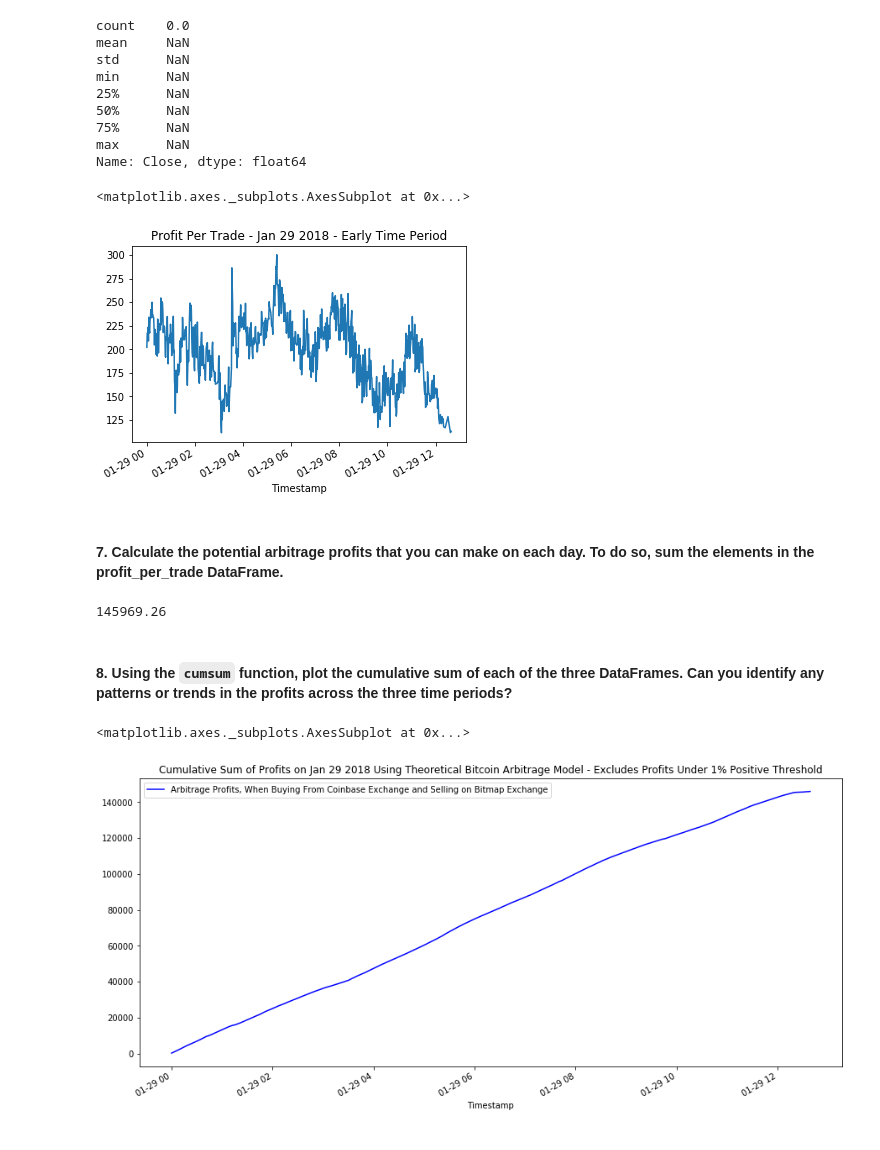
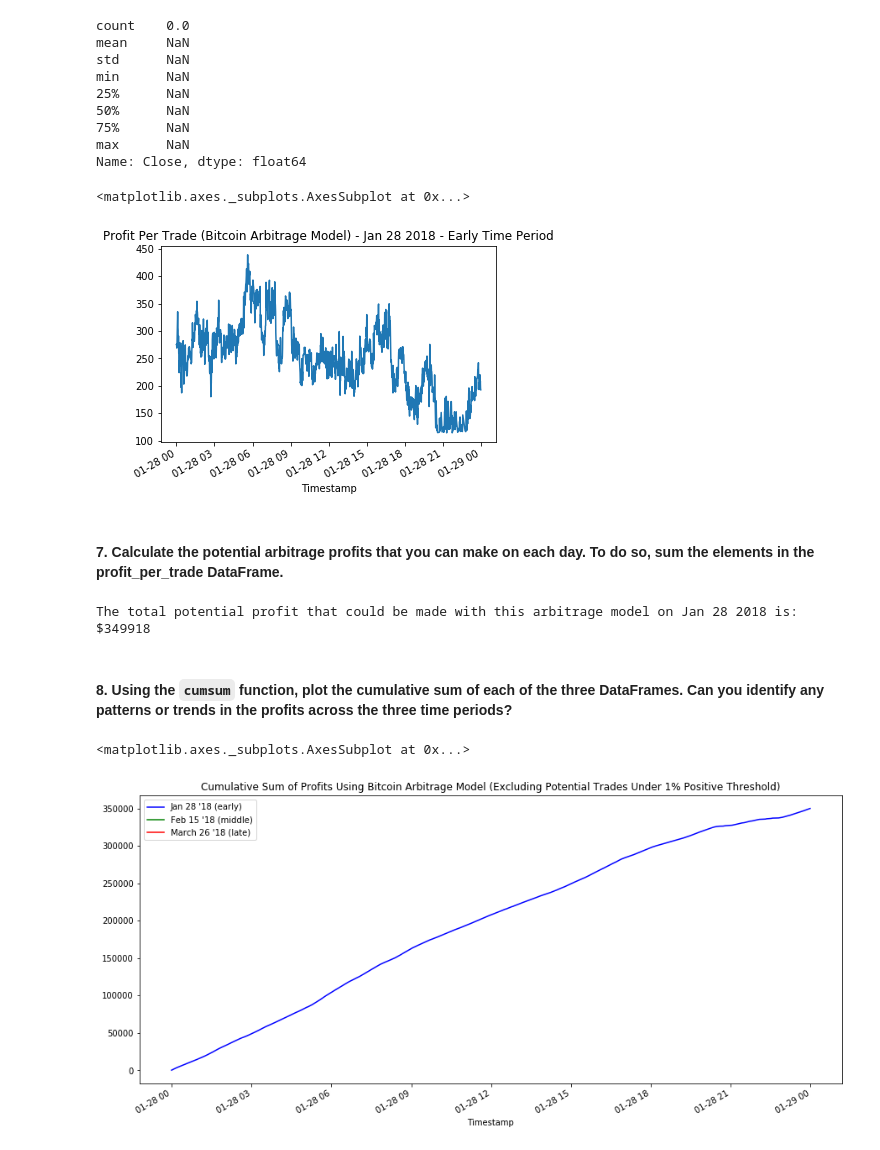
Before and after one commit to ai-to-the-moon/FinTech_Challenge3, a Jupyter notebook: crypto_arbitrage.ipynb, the cells around one changed output. Drawn from its saved outputs; the diff is of its cells as text; code cells hidden in the pictures.

```diff
--- a/crypto_arbitrage.ipynb
+++ b/crypto_arbitrage.ipynb
@@ -449,10 +471,9 @@ Calculate the potential profits for each date that you selected in the previous
 # For the date early in the dataset, measure the arbitrage spread between the two exchanges
 # by subtracting the lower-priced exchange from the higher-priced one
 
-# These were previously defined above, functions copied below here for reference
-arbitrage_spread_early = bitstamp["Close"].loc['2018-01-29'] - coinbase["Close"].loc['2018-01-29'] # switched coinbase/bitstamp for positive mean, copied from above
-arbitrage_spread_middle = bitstamp["Close"].loc['2018-02-15'] - coinbase["Close"].loc['2018-02-15']# switched coinbase/bitstamp for positive mean, copied from above
-arbitrage_spread_late = bitstamp["Close"].loc['2018-03-26'] - coinbase["Close"].loc['2018-03-26']# switched bitstamp/coinbase for positive mean, copied from above
+arbitrage_spread_early = bitstamp["Close"].loc['2018-01-28'] - coinbase["Close"].loc['2018-01-28']
+arbitrage_spread_middle = bitstamp["Close"].loc['2018-02-15'] - coinbase["Close"].loc['2018-02-15']
+arbitrage_spread_late = bitstamp["Close"].loc['2018-03-26'] - coinbase["Close"].loc['2018-03-26']
 
 # Use a conditional statement to generate the summary statistics for each arbitrage_spread DataFrame
 
@@ -461,7 +482,7 @@ boolean_filter_early = arbitrage_spread_early > 0
 boolean_filter_middle = arbitrage_spread_middle > 0
 boolean_filter_late = arbitrage_spread_late > 0
 
-#GTZ represents dataset filtered to days where the spread is greater (G) than (T) zero (Z)
+#Here "GTZ" represents dataset filtered to days where the spread is greater (G) than (T) zero (Z)
 arbitrage_spread_early_GTZ = arbitrage_spread_early.loc[boolean_filter_early]
 arbitrage_spread_middle_GTZ = arbitrage_spread_middle.loc[boolean_filter_middle]
 arbitrage_spread_late_GTZ = arbitrage_spread_late.loc[boolean_filter_late]
@@ -517,15 +530,9 @@ Name: Close, dtype: float64
 # For the date early in the dataset, calculate the spread returns by dividing the instances when the arbitrage spread is positive (> 0)
 # by the price of Bitcoin from the exchange you are buying on (the lower-priced exchange).
 
-# use filters as defined before to filter the exchange data to the closing prices where the spread is positve
+# use boolean filters as defined before to filter the exchange data to the closing prices where the spread is positve
 # in these cases coinbase is the exchange that we're buying on
-
-#Boolean filters to select closing prices (used below)
-spread_returns_early_close = (coinbase["Close"].loc['2018-01-29'].loc[boolean_filter_early])
-spread_returns_middle_close = (coinbase["Close"].loc['2018-02-15'].loc[boolean_filter_middle])
-spread_returns_late_close = (coinbase["Close"].loc['2018-03-26'].loc[boolean_filter_late])
-
-spread_returns_early = arbitrage_spread_early_GTZ / (coinbase["Close"].loc['2018-01-29'].loc[boolean_filter_early])
+spread_returns_early = arbitrage_spread_early_GTZ / (coinbase["Close"].loc['2018-01-28'].loc[boolean_filter_early])
 spread_returns_middle = arbitrage_spread_middle_GTZ / (coinbase["Close"].loc['2018-02-15'].loc[boolean_filter_middle])
 spread_returns_late = arbitrage_spread_late_GTZ / (coinbase["Close"].loc['2018-03-26'].loc[boolean_filter_late])
 
@@ -648,13 +655,14 @@ Name: Close, dtype: float64
 # %% [markdown]
 #### 5. For each of the three dates, calculate the potential profit, in dollars, per trade. To do so, multiply the spread returns that were greater than 1% by the cost of what was purchased. Make sure to drop any missing values from the resulting DataFrame.
+# %%
+# re-using boolean filters from before to capture closing prices
+coinbase_early_close = coinbase["Close"].loc['2018-01-28'].loc[boolean_filter_early].loc[profitable_trades_early_BF]
+coinbase_middle_close = coinbase["Close"].loc['2018-02-15'].loc[boolean_filter_middle].loc[profitable_trades_middle_BF]
+coinbase_late_close = coinbase["Close"].loc['2018-03-26'].loc[boolean_filter_late].loc[profitable_trades_late_BF]
 # %%
 # For the date early in the dataset, calculate the potential profit per trade in dollars
 # Multiply the profitable trades by the cost of the Bitcoin that was purchased
-profit_early = profitable_trades_early * spread_returns_early_close.loc[profitable_trades_early_BF]
 
-# Drop any missing values from the profit DataFrame
-#profit_early.isnull().sum() #no null values
-profit_per_trade_early = profit_early.dropna()
-
-# View the early profit DataFrame
-profit_per_trade_early.head()
+profit_per_trade_early = profitable_trades_early * coinbase_early_close
+profit_per_trade_middle = profitable_trades_early * coinbase_middle_close
+profit_per_trade_late = profitable_trades_early * coinbase_late_close
@@ -734,20 +735,17 @@ max      NaN
 Name: Close, dtype: float64
 # %%
 # Plot the results for the early profit per trade DataFrame
-# YOUR CODE HERE
-profit_per_trade_early.plot(title = "Profit Per Trade - Jan 29 2018 - Early Time Period")
+profit_per_trade_early.plot(title = "Profit Per Trade (Bitcoin Arbitrage Model) - Jan 28 2018 - Early Time Period")
 # %% [output]
 <matplotlib.axes._subplots.AxesSubplot at 0x...>
-[figure, old version]
+[figure, new version]
 # %% [markdown]
 #### 7. Calculate the potential arbitrage profits that you can make on each day. To do so, sum the elements in the profit_per_trade DataFrame.
 # %%
 # Calculate the sum of the potential profits for the early profit per trade DataFrame
-# YOUR CODE HERE
-
-sum(profit_per_trade_early)
+print(f"The total potential profit that could be made with this arbitrage model on Jan 28 2018 is: ${sum(profit_per_trade_early):0.0f}")
 # %% [output]
-145969.26
+The total potential profit that could be made with this arbitrage model on Jan 28 2018 is: $349918
 # %% [markdown]
 #### 8. Using the `cumsum` function, plot the cumulative sum of each of the three DataFrames. Can you identify any patterns or trends in the profits across the three time periods?
 # %%
@@ -757,8 +755,9 @@ cumulative_profit_middle = profit_per_trade_middle.cumsum()
 cumulative_profit_late = profit_per_trade_late.cumsum()
 # %%
 # Plot the cumulative sum of profits for the early profit per trade DataFrame
-# YOUR CODE HERE
-cumulative_profit_early.plot(legend=True, figsize=(15, 7), title="Cumulative Sum of Profits on Jan 29 2018 Using Theoretical Bitcoin Arbitrage Model - Excludes Profits Under 1% Positive Threshold", color="blue", label="Arbitrage Profits, When Buying From Coinbase Exchange and Selling on Bitmap Exchange")
+cumulative_profit_early.plot(legend=True, figsize=(15, 7), title="Cumulative Sum of Profits Using Bitcoin Arbitrage Model (Excluding Potential Trades Under 1% Positive Threshold)", color="blue", label="Jan 28 '18 (early)")
+cumulative_profit_middle.plot(legend=True, figsize=(15, 7), color="green", label="Feb 15 '18 (middle)")
+cumulative_profit_late.plot(legend=True, figsize=(15, 7), color="red", label="March 26 '18 (late)")
 # %% [output]
 <matplotlib.axes._subplots.AxesSubplot at 0x...>
-[figure, old version]
+[figure, new version]
```
Also changed, not shown: parts of 94 cells of this notebook, 1 other file.
